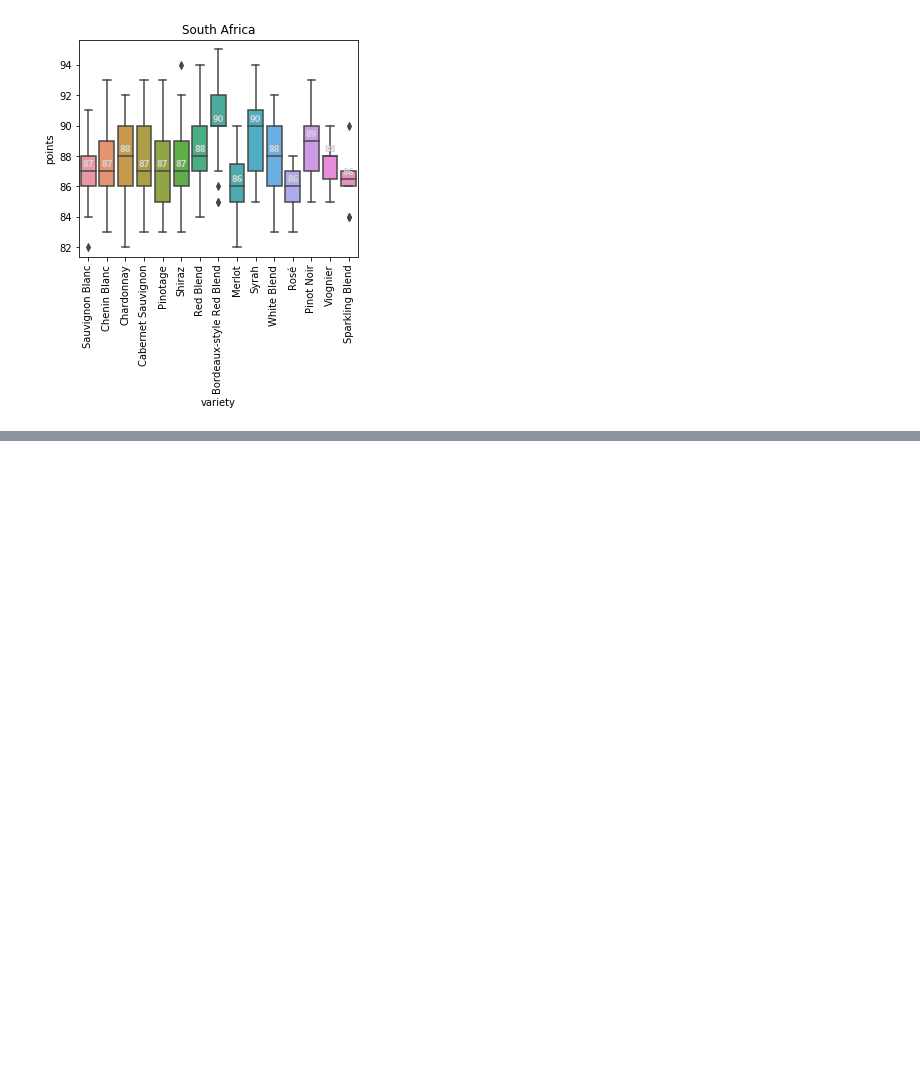
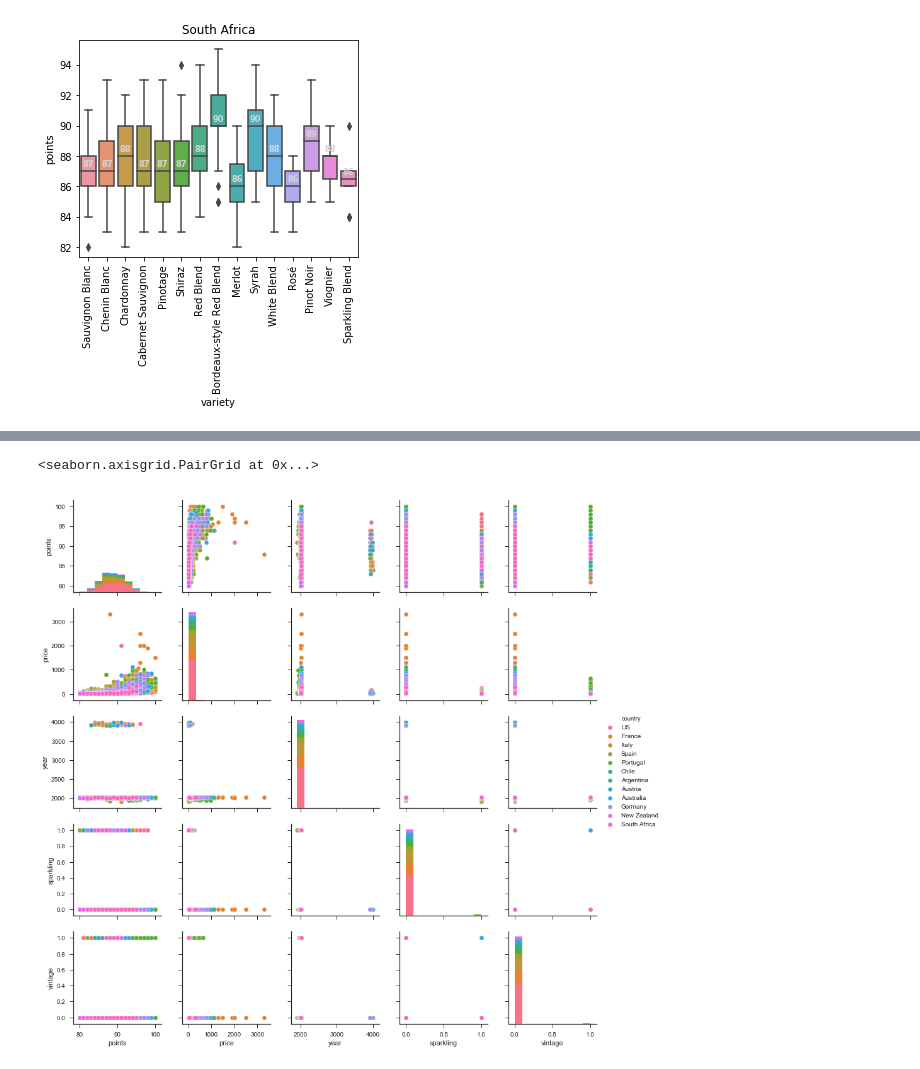
Before and after one commit to lenuel/Wine-Analysis, a Jupyter notebook: wine-analysis.ipynb, the cells around one changed output, grey strips where cells are left out. Saved outputs shown, nothing was run; the diff lists cells and outputs as text; code cells hidden in the pictures; blank space fills up the shorter version.

```diff
--- a/wine-analysis.ipynb
+++ b/wine-analysis.ipynb
@@ -316,0 +356,23 @@ for country in major_countries:
+# %%
+def add_feature_from_title(df, feature):
+    """
+    This function search for listed word in title and add it as a separate feauture (column)
+
+    Args:
+    df (DataFrame): dataframe with column title
+    feature (str): word that wull be searched in title
+
+    Returns:
+
+    df
+    """
+    feature_occurrence = df['title'].str.lower().str.find(feature)
+    feature_occurrence[feature_occurrence >= 0] = 1
+    feature_occurrence[feature_occurrence == -1] = 0
+
+    df[feature] = feature_occurrence
+
+    return df
+
+wine_groupped = add_feature_from_title(wine_groupped, "sparkling")
+wine_groupped = add_feature_from_title(wine_groupped, "vintage")
@@ -316,0 +385,4 @@ for country in major_countries:
+# %%
+#Calculate mean of year for sparkling vintage wines
+mean_vintage_sparkling = round(wine_groupped[wine_groupped["vintage"]==1][wine_groupped['sparkling']==1]['year'].mean(),0)
+mean_vintage_sparkling
@@ -316,0 +391,4 @@ for country in major_countries:
+# %%
+#substitute missing year
+index = wine_groupped[wine_groupped["year"]==0][wine_groupped['vintage']==1].index[0]
+wine_groupped.set_value(index=index, col='year', value=mean_vintage_sparkling)
@@ -316,0 +414,4 @@ for country in major_countries:
+# %%
+#now assign the latest year for all 0 year values
+wine_groupped['year'].replace(0, 2017, inplace=True)
+wine_groupped[:5]
@@ -316,0 +425,8 @@ for country in major_countries:
+# %%
+df = wine_groupped[wine_groupped['country'].isin(major_countries)]
+df = df.drop(["counts"], axis=1)
+sns.set(style="ticks")
+sns.pairplot(df, hue_order = major_countries, hue="country" )
+# %% [output]
+<seaborn.axisgrid.PairGrid at 0x...>
+[figure, added]
```
Also changed, not shown: parts of 12 cells of this notebook.
